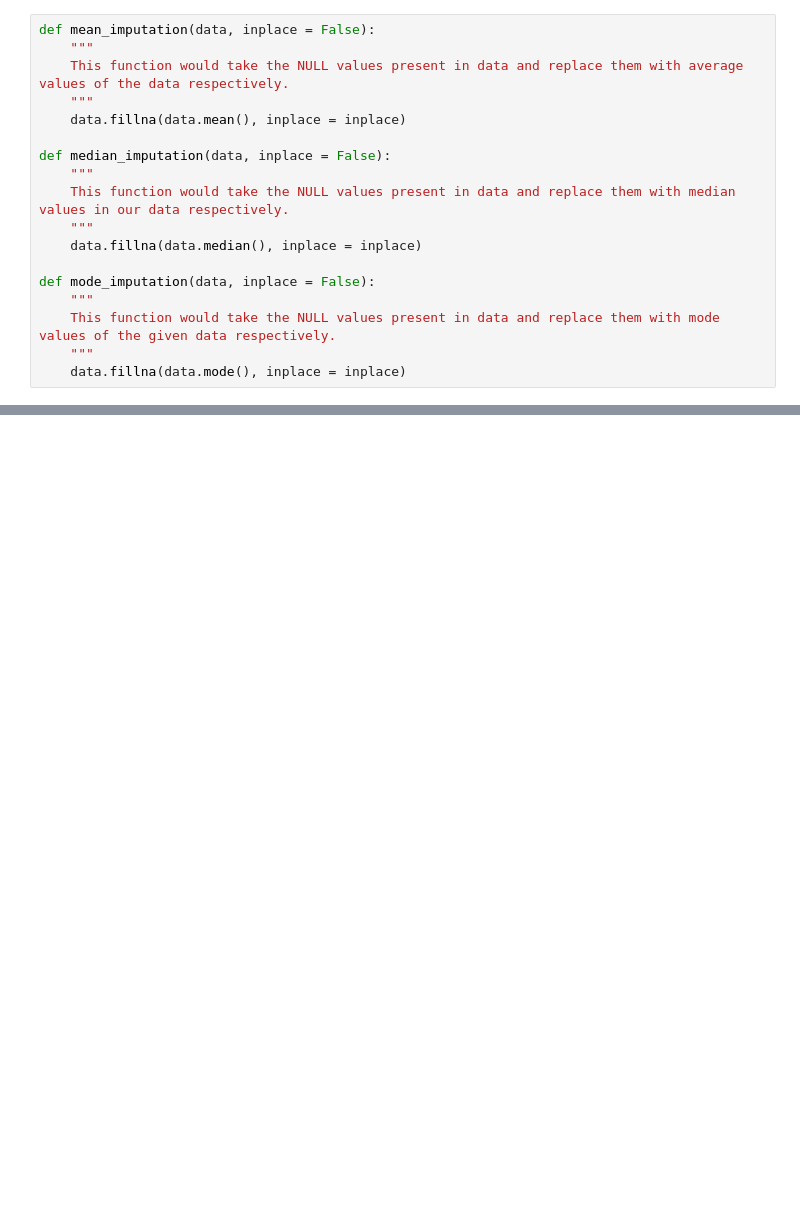
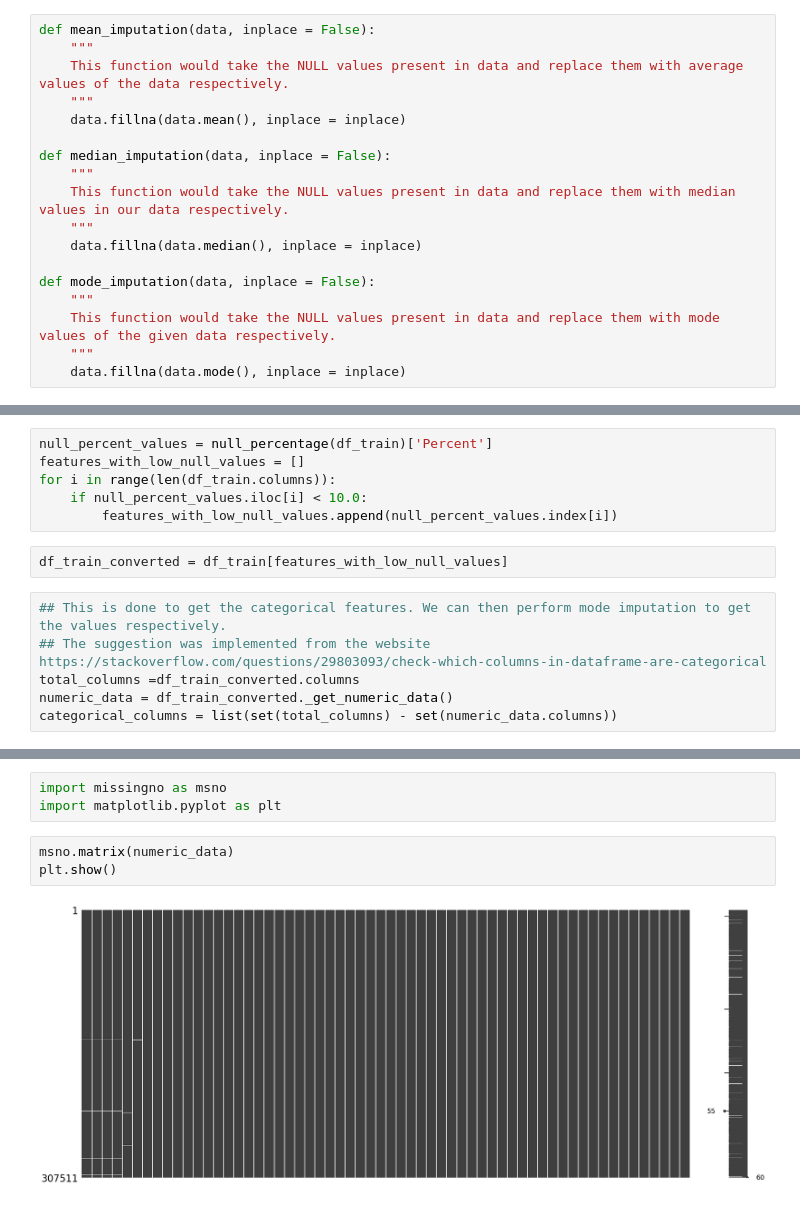
Before and after one commit to suhasmaddali/Predicting-Loan-Default-Using-Machine-Learning, a Jupyter notebook: Data Preprocessing.ipynb, the cells around one changed output, grey strips where cells are left out. Cells and saved outputs as stored; diff of their text form; blank space fills up the shorter version.

```diff
--- a/Data Preprocessing.ipynb
+++ b/Data Preprocessing.ipynb
@@ -42,0 +50,14 @@ def mode_imputation(data, inplace = False):
+# %%
+null_percent_values = null_percentage(df_train)['Percent']
+features_with_low_null_values = []
+for i in range(len(df_train.columns)):
+    if null_percent_values.iloc[i] < 10.0:
+        features_with_low_null_values.append(null_percent_values.index[i])
+# %%
+df_train_converted = df_train[features_with_low_null_values]
+# %%
+## This is done to get the categorical features. We can then perform mode imputation to get the values respectively.
+## The suggestion was implemented from the website https://stackoverflow.com/questions/29803093/check-which-columns-in-dataframe-are-categorical
+total_columns =df_train_converted.columns
+numeric_data = df_train_converted._get_numeric_data()
+categorical_columns = list(set(total_columns) - set(numeric_data.columns))
@@ -42,0 +89,8 @@ def mode_imputation(data, inplace = False):
+# %%
+import missingno as msno
+import matplotlib.pyplot as plt
+# %%
+msno.matrix(numeric_data)
+plt.show()
+# %% [output]
+[figure, added]
```
Also changed, not shown: parts of 7 cells of this notebook.
